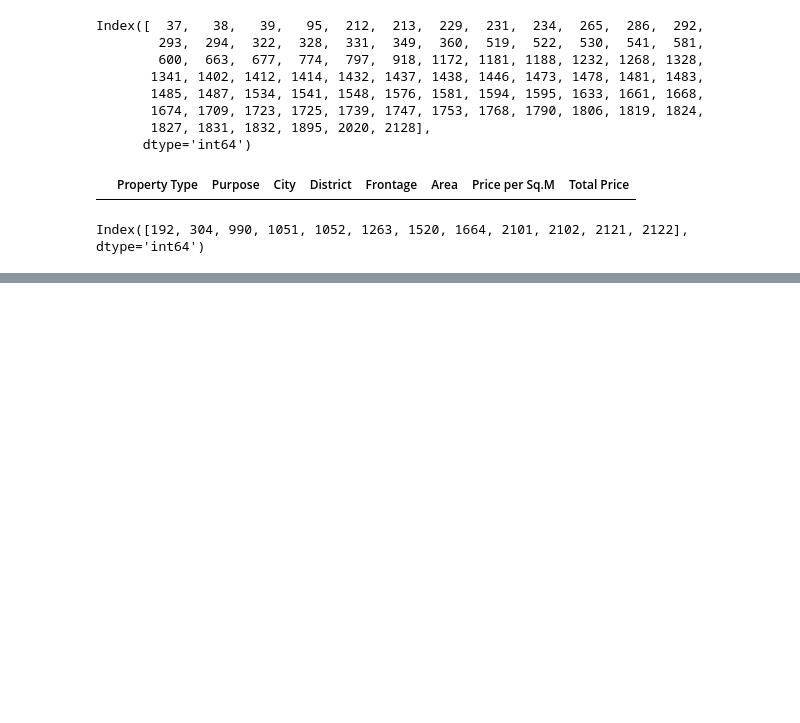
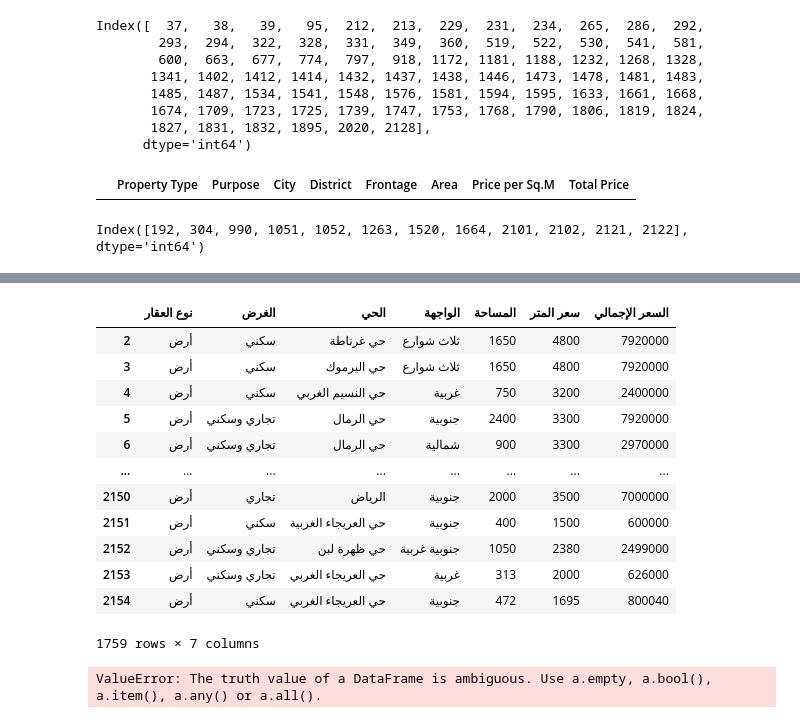
Before and after one commit to Tuwaiq-DS-ML-bootcamp-V-6/Use-case-6-Project-3, a Jupyter notebook: EDA_lands.ipynb, the cells around one changed output, grey strips where cells are left out. Drawn from its saved outputs; the diff is of its cells as text; code cells hidden in the pictures; blank space fills up the shorter version.

```diff
--- a/EDA_lands.ipynb
+++ b/EDA_lands.ipynb
@@ -427,6 +444,44 @@ lands.columns = [['نوع العقار', 'الغرض', 'الحي', 'الواجه
 # %%
 destate = dtale.show(lands)
 destate.open_browser()
+# %%
+lands
+# %% [output]
+|  | نوع العقار | الغرض | الحي | الواجهة | المساحة | سعر المتر | السعر الإجمالي |
+| 2 | أرض | سكني | حي غرناطة | ثلاث شوارع | 1650 | 4800 | 7920000 |
+| 3 | أرض | سكني | حي اليرموك | ثلاث شوارع | 1650 | 4800 | 7920000 |
+| 4 | أرض | سكني | حي النسيم الغربي | غربية | 750 | 3200 | 2400000 |
+| 5 | أرض | تجاري وسكني | حي الرمال | جنوبية | 2400 | 3300 | 7920000 |
+| 6 | أرض | تجاري وسكني | حي الرمال | شمالية | 900 | 3300 | 2970000 |
+| ... | ... | ... | ... | ... | ... | ... | ... |
+| 2150 | أرض | تجاري | الرياض | جنوبية | 2000 | 3500 | 7000000 |
+| 2151 | أرض | سكني | حي العريجاء الغربية | جنوبية | 400 | 1500 | 600000 |
+| 2152 | أرض | تجاري وسكني | حي ظهرة لبن | جنوبية غربية | 1050 | 2380 | 2499000 |
+| 2153 | أرض | تجاري وسكني | حي العريجاء الغربي | غربية | 313 | 2000 | 626000 |
+| 2154 | أرض | سكني | حي العريجاء الغربي | جنوبية | 472 | 1695 | 800040 |
+1759 rows × 7 columns
+# %%
+# Create the stacked bar chart
+fig = px.bars(lands,
+             x='الحي',
+             color='الغرض',
+             barmode='stack',
+             title='أفضل 10 أحياء حسب عدد العقارات (الحي vs الغرض)',
+             text_auto=True,
+             labels={'الحي': 'الحي', 'الغرض': 'الغرض'})
+
+# Update layout for better visualization
+fig.update_layout(
+    xaxis_title='عدد الأغراض',
+    yaxis_title='الحي',
+    legend_title='الغرض',
+    template='plotly_white'
+)
+
+# Show the plot
+fig.show()
+# %% [output]
+ValueError: The truth value of a DataFrame is ambiguous. Use a.empty, a.bool(), a.item(), a.any() or a.all().
 # %%
 import pandas as pd
 import plotly.graph_objects as go
```
Also changed, not shown: parts of 2 cells of this notebook, 5 other files.
